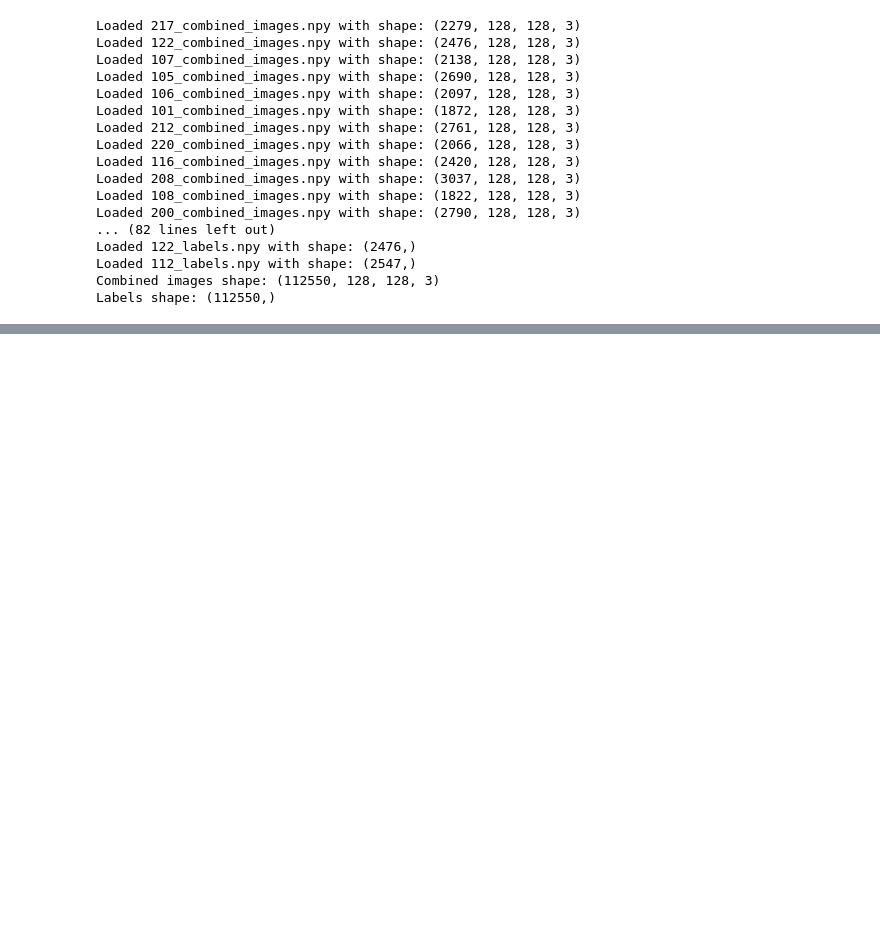
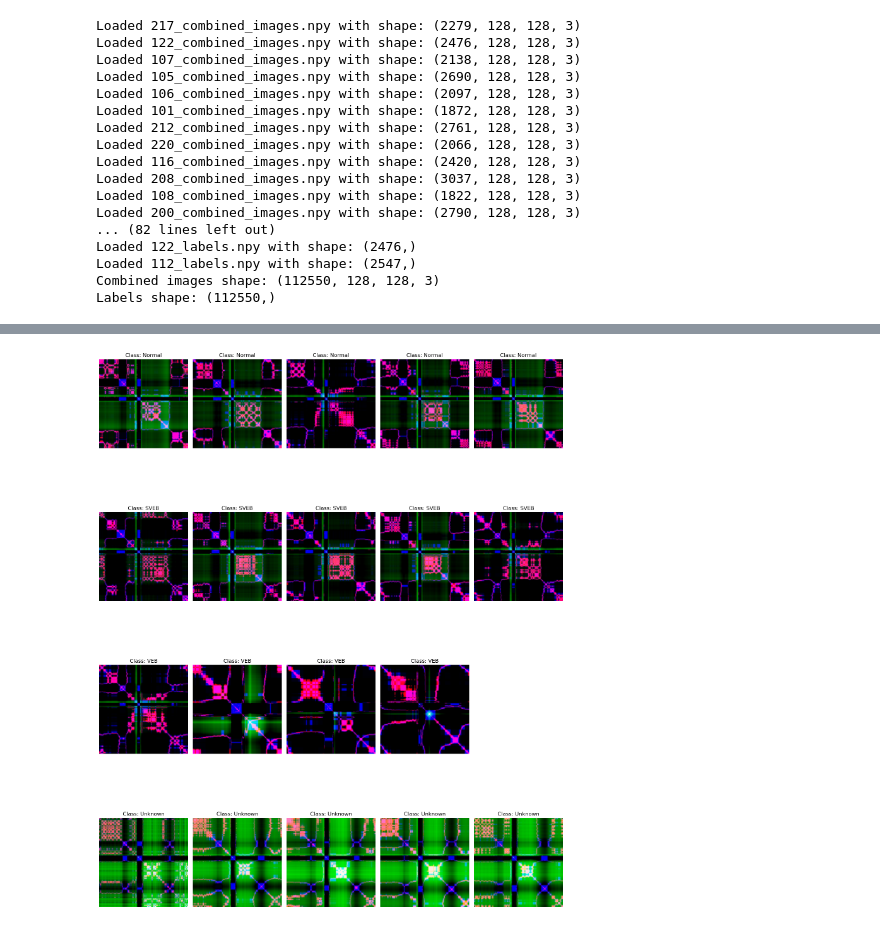
Before and after one commit to mahjabeentamanna810/ECG_data_Fusion_paper2, a Jupyter notebook: model.ipynb, the cells around one changed output, grey strips where cells are left out. Cells and saved outputs as stored; diff of their text form; code cells hidden in the pictures; blank space fills up the shorter version.

```diff
--- a/model.ipynb
+++ b/model.ipynb
@@ -508,0 +477,31 @@ ValueError: No data was loaded. Please check the filenames and paths.
+# %%
+import h5py
+import matplotlib.pyplot as plt
+import numpy as np
+
+# Path to the HDF5 file
+hdf5_file_path = 'subset_dataset.h5'
+
+# Load the data
+with h5py.File(hdf5_file_path, 'r') as hdf5_file:
+    images = hdf5_file['images'][:]
+    labels = hdf5_file['labels'][:]
+    label_mapping = {0: 'Normal', 1: 'SVEB', 2: 'VEB', 3: 'Unknown'}  # Example mapping
+
+# Visualize a few samples from each class
+unique_labels = np.unique(labels)
+num_samples_per_class = 5  # Adjust as necessary
+
+plt.figure(figsize=(15, 5 * len(unique_labels)))
+for class_idx, label in enumerate(unique_labels):
+    class_indices = np.where(labels == label)[0]
+    actual_samples = min(num_samples_per_class, len(class_indices))  # Ensure we don't exceed available samples
+    for i in range(actual_samples):
+        plt.subplot(len(unique_labels), num_samples_per_class, class_idx * num_samples_per_class + i + 1)
+        plt.imshow(images[class_indices[i]], vmin=0, vmax=255)  # Adjust value range for proper display
+        plt.title(f'Class: {label_mapping[label]}')
+        plt.axis('off')
+
+plt.tight_layout()
+plt.show()
+# %% [output]
@@ -508,0 +527 @@ ValueError: No data was loaded. Please check the filenames and paths.
+[figure, added]
```
Also changed, not shown: parts of 18 cells of this notebook, 1 other file.
